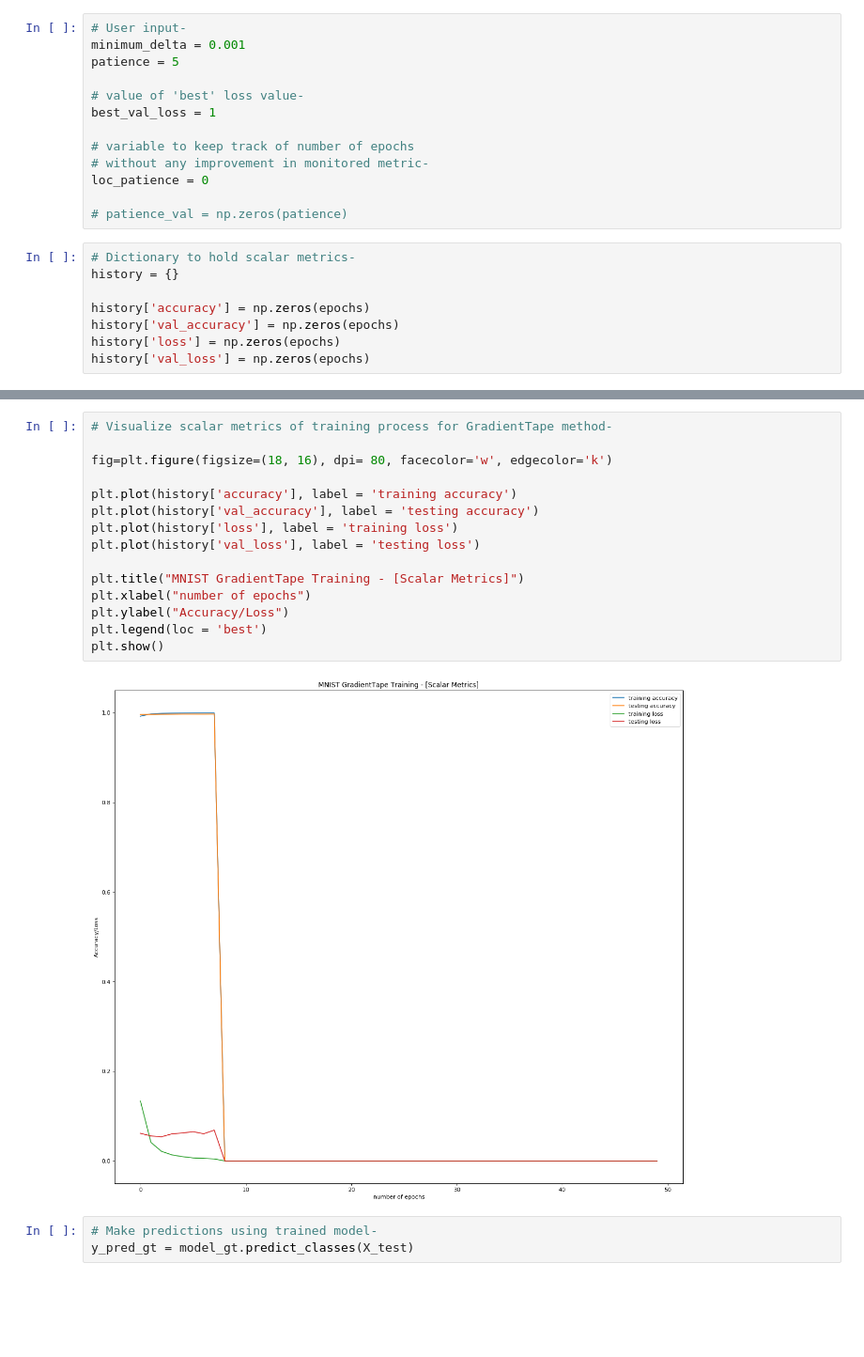
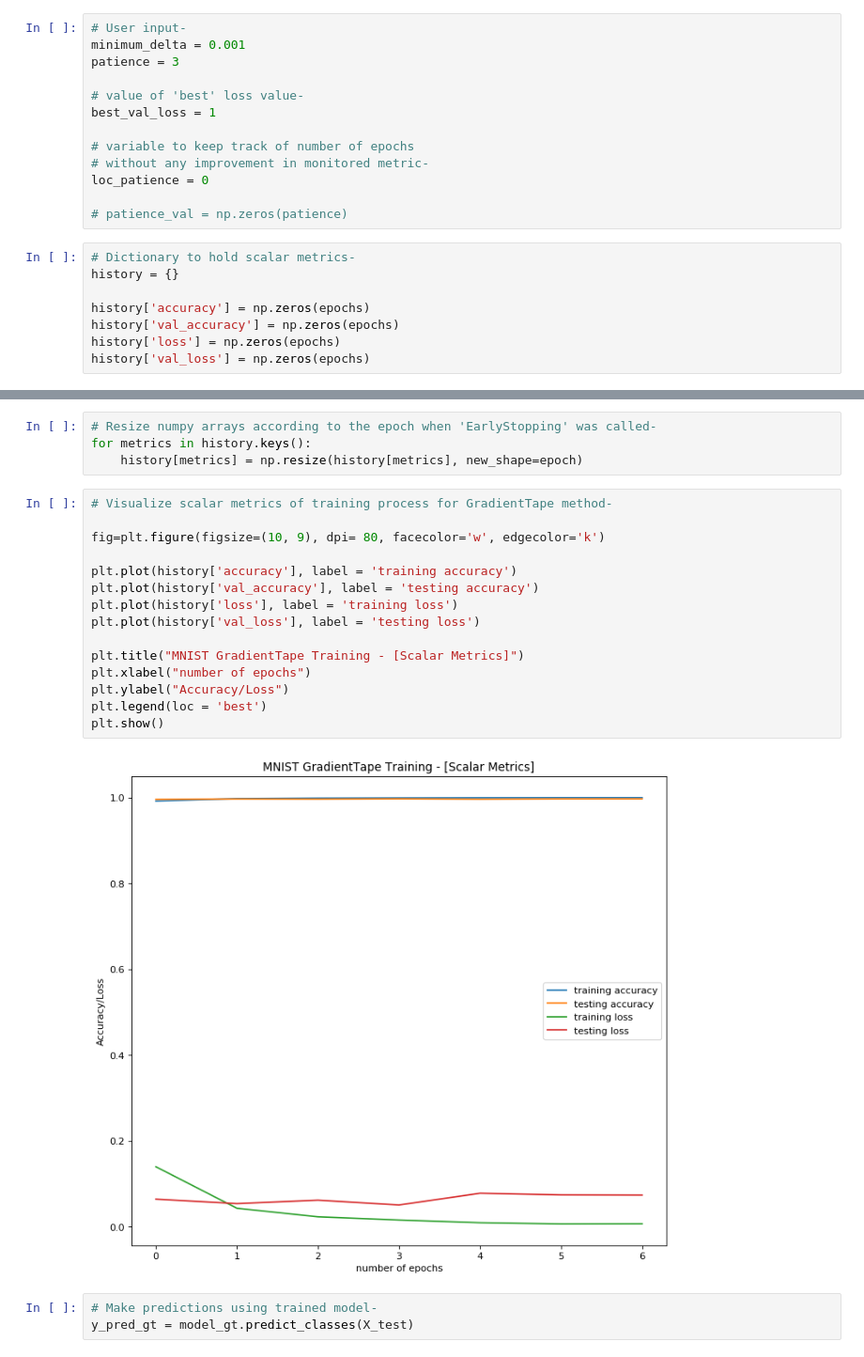
Before and after one commit to arjun-majumdar/tensorflow_codes, a Jupyter notebook: Manual_EarlyStopping_TensorFlow_2.ipynb, the cells around one changed output, grey strips where cells are left out. Shown at 94% size. Drawn from its saved outputs; the diff is of its cells as text; blank space fills up the shorter version.

```diff
--- a/Manual_EarlyStopping_TensorFlow_2.ipynb
+++ b/Manual_EarlyStopping_TensorFlow_2.ipynb
@@ -306,7 +308,7 @@ def test_step(data, labels):
 # %%
 # User input-
 minimum_delta = 0.001
-patience = 5
+patience = 3
 
 # value of 'best' loss value-
 best_val_loss = 1
@@ -383,22 +384,26 @@ Epoch 8, Loss: 0.0045, Accuracy: 99.9678, Test Loss: 0.0687, Test Accuracy: 99.7
 
 'EarlyStopping' called!
+# %%
+# Resize numpy arrays according to the epoch when 'EarlyStopping' was called-
+for metrics in history.keys():
+    history[metrics] = np.resize(history[metrics], new_shape=epoch)
 # %%
 # Visualize scalar metrics of training process for GradientTape method-
 
-fig=plt.figure(figsize=(18, 16), dpi= 80, facecolor='w', edgecolor='k')
+fig=plt.figure(figsize=(10, 9), dpi= 80, facecolor='w', edgecolor='k')
 
 plt.plot(history['accuracy'], label = 'training accuracy')
 plt.plot(history['val_accuracy'], label = 'testing accuracy')
 plt.plot(history['loss'], label = 'training loss')
 plt.plot(history['val_loss'], label = 'testing loss')
 
 plt.title("MNIST GradientTape Training - [Scalar Metrics]")
 plt.xlabel("number of epochs")
 plt.ylabel("Accuracy/Loss")
 plt.legend(loc = 'best')
 plt.show()
 # %% [output]
-[figure, old version]
+[figure, new version]
 # %%
 # Make predictions using trained model-
 y_pred_gt = model_gt.predict_classes(X_test)
```
Also changed, not shown: parts of 9 cells of this notebook.
